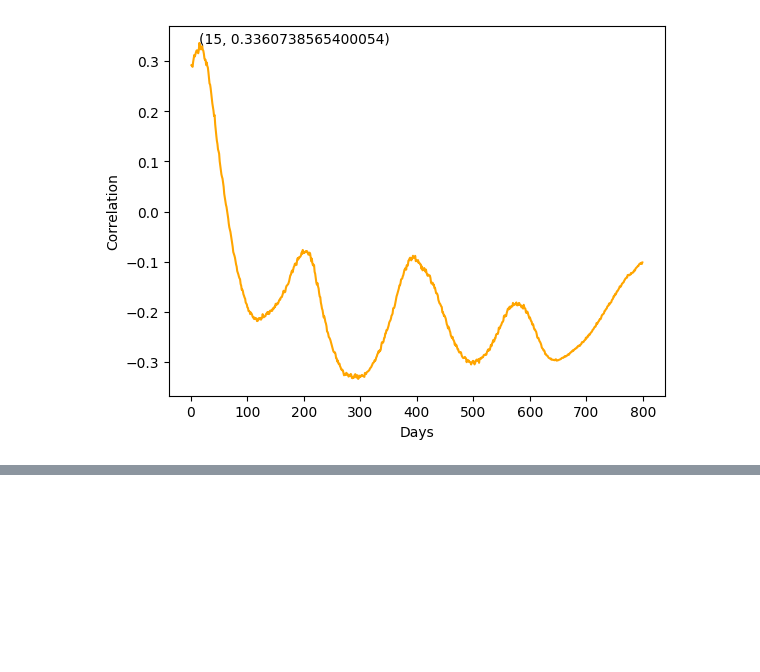
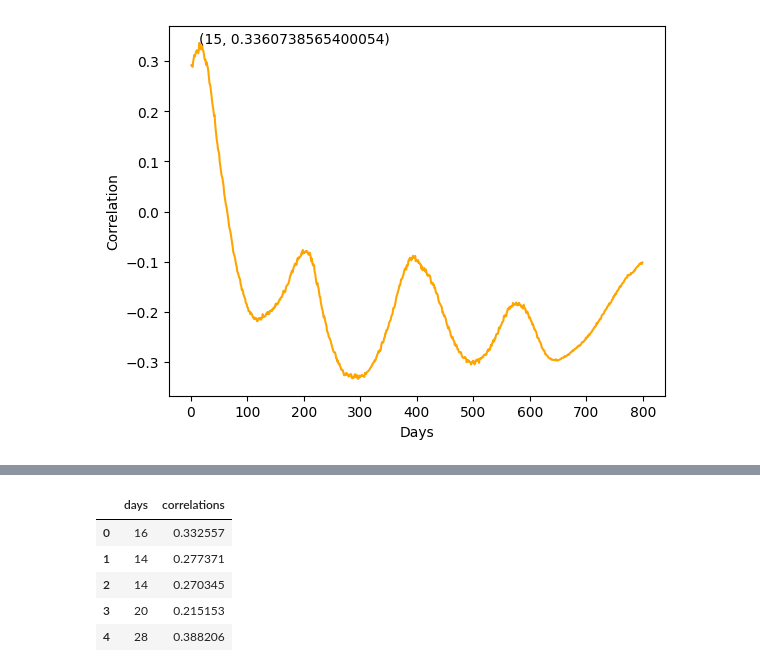
Before and after one commit to zs10011598/phd-computations, a Jupyter notebook: waves/average_local_max_infected-deads.ipynb, the cells around one changed output, grey strips where cells are left out. Saved outputs shown, nothing was run; the diff lists cells and outputs as text; code cells hidden in the pictures; blank space fills up the shorter version.

Commit message:
average correlation top10% between moved cases series and deaths series

```diff
--- a/waves/average_local_max_infected-deads.ipynb
+++ b/waves/average_local_max_infected-deads.ipynb
@@ -142,6 +129,27 @@ def calculate_best_corr(df):
     plt.xlabel('Days')
     plt.ylabel('Correlation')
     plt.annotate('({0}, {1})'.format(xmax, ymax), xy=(xmax, ymax), xytext=(xmax, ymax))
+# %%
+def calculate_best_corr_without_plot(df):
+    """
+        Description: plot the correlation between deaths and moved
+        cases series
+    """
+    original_deaths = df.deaths.to_numpy()
+    moved_cases = df.cases.tolist()
+    days_list = []
+    corrs = []
+
+    for days in range(1, 150):
+        moved_cases = [0] + moved_cases[:-1]
+        corr = np.corrcoef(moved_cases, original_deaths)[0][1]
+        days_list.append(days)
+        corrs.append(corr)
+
+    ymax = max(corrs)
+    xpos = corrs.index(ymax)
+    xmax = days_list[xpos]
+    return (xmax, ymax)
 # %%
 code = '09007'
 df = process_data(code)
@@ -230,3 +238,17 @@ df = df[df['date_occurrence'] >= '2020-03-01']
 calculate_best_corr(df)
 # %% [output]
 [figure]
+# %%
+max_correlations = []
+max_days = []
+
+for index, row in df_top.iterrows():
+    #print(index)
+    df = process_data(index)
+    df = df[df['date_occurrence'] >= '2020-03-01']
+    xmax, ymax= calculate_best_corr_without_plot(df)
+    max_correlations.append(ymax)
+    max_days.append(xmax)
+# %%
+max_correlations = pd.Series(max_correlations)
+max_correlations.describe()
@@ -232,0 +265,3 @@ calculate_best_corr(df)
+# %%
+max_days = pd.Series(max_days)
+max_days.describe()
@@ -232,0 +278,10 @@ calculate_best_corr(df)
+# %%
+df_corrs = pd.DataFrame({'days': max_days, 'correlations': max_correlations})
+df_corrs.head()
+# %% [output]
+|  | days | correlations |
+| 0 | 16 | 0.332557 |
+| 1 | 14 | 0.277371 |
+| 2 | 14 | 0.270345 |
+| 3 | 20 | 0.215153 |
+| 4 | 28 | 0.388206 |
```
Also changed, not shown: parts of 6 cells of this notebook, 10 other files.
